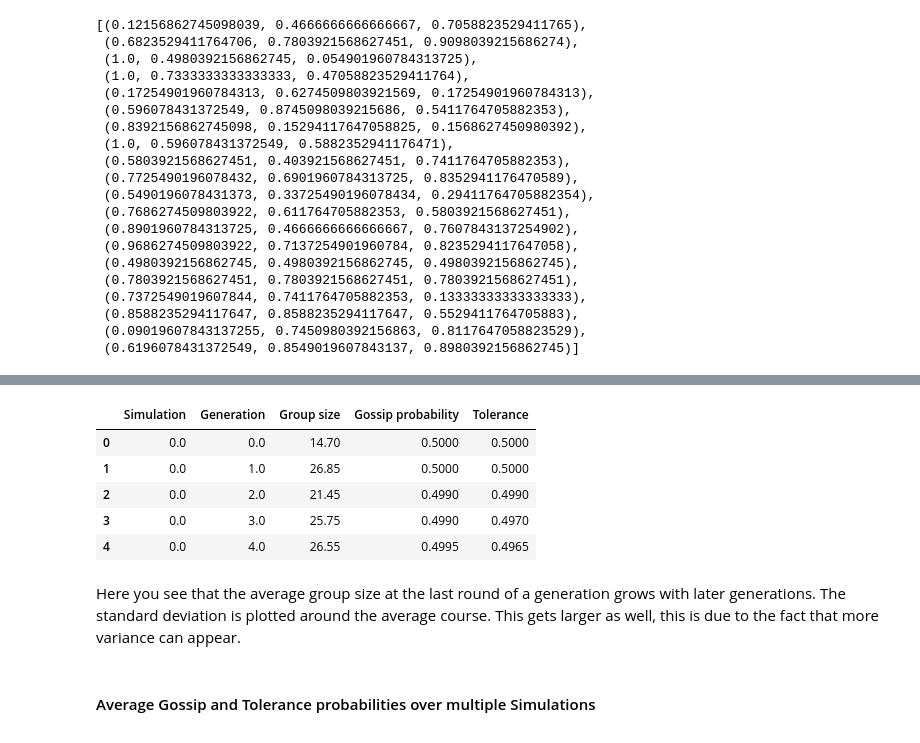
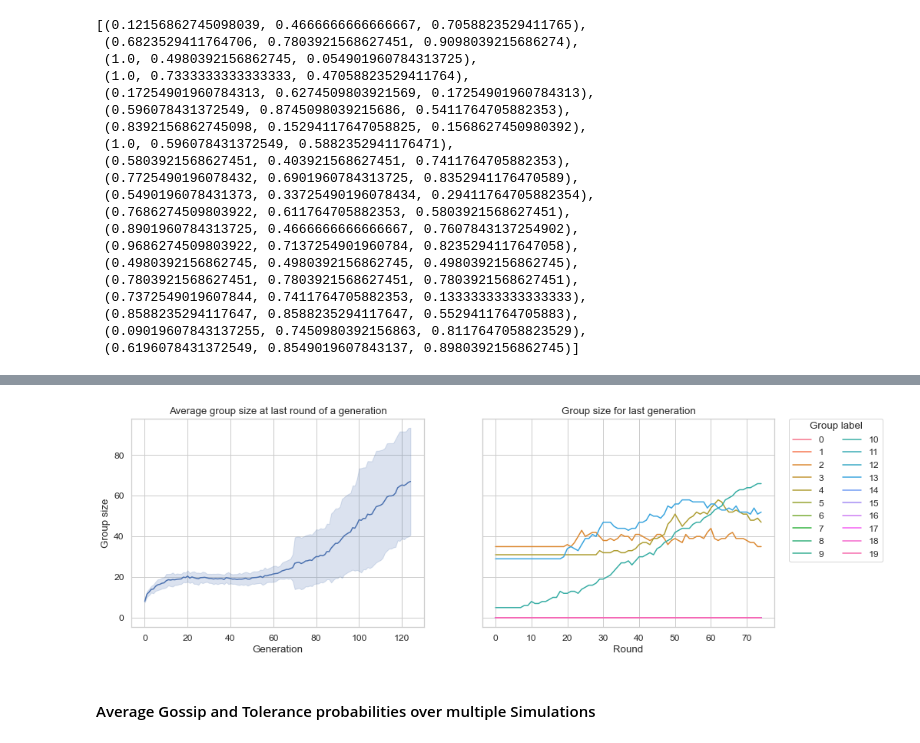
Before and after one commit to tomkouwenhoven/Master-Thesis, a Jupyter notebook: Sim_V2/gridsearch-plot.ipynb, the cells around one changed output, grey strips where cells are left out. Cells and saved outputs as stored; diff of their text form; code cells hidden in the pictures.

```diff
--- a/Sim_V2/gridsearch-plot.ipynb
+++ b/Sim_V2/gridsearch-plot.ipynb
@@ -218,13 +228,18 @@ plt.savefig(os.path.join(new_plot_path, "groupsize_per_generation.png"),
-# %%
-all_sims_generations_dfs.head()
-# %% [output]
-|  | Simulation | Generation | Group size | Gossip probability | Tolerance |
-| 0 | 0.0 | 0.0 | 14.70 | 0.5000 | 0.5000 |
-| 1 | 0.0 | 1.0 | 26.85 | 0.5000 | 0.5000 |
-| 2 | 0.0 | 2.0 | 21.45 | 0.4990 | 0.4990 |
-| 3 | 0.0 | 3.0 | 25.75 | 0.4990 | 0.4970 |
-| 4 | 0.0 | 4.0 | 26.55 | 0.4995 | 0.4965 |
-# %% [markdown]
-Here you see that the average group size at the last round of a generation grows with later generations. The standard deviation is plotted around the average course. This gets larger as well, this is due to the fact that more variance can appear.
+# %%
+f, (ax1, ax2) = plt.subplots(1, 2, sharey=True, figsize=(15, 5))
+sns.lineplot(data=all_sims_generations_dfs, x='Generation', y='Group size', ci="sd", ax=ax1)
+sns.lineplot(data=last_gen_df.loc[last_gen_df['Simulation'] == SIMULATION], x='Round', y='Group size', hue='Group label', ax=ax2)
+
+ax1.set_title('Average group size at last round of a generation')
+ax2.set_title('Group size for last generation')
+
+handles, labels = ax2.get_legend_handles_labels()
+legend = plt.legend(handles=handles, labels=labels, bbox_to_anchor=(1.05, 1), loc=2, borderaxespad=0., ncol=2, title="Group label")
+plt.savefig(os.path.join(new_plot_path, "last_gen_avg_groupsize_and_per_group.png"),
+            dpi=300,
+            format='png',
+            bbox_inches='tight')
+# %% [output]
+[figure, added]
 # %% [markdown]
 #### Average Gossip and Tolerance probabilities over multiple Simulations
```
Also changed, not shown: parts of 25 cells of this notebook, 2 other files.
